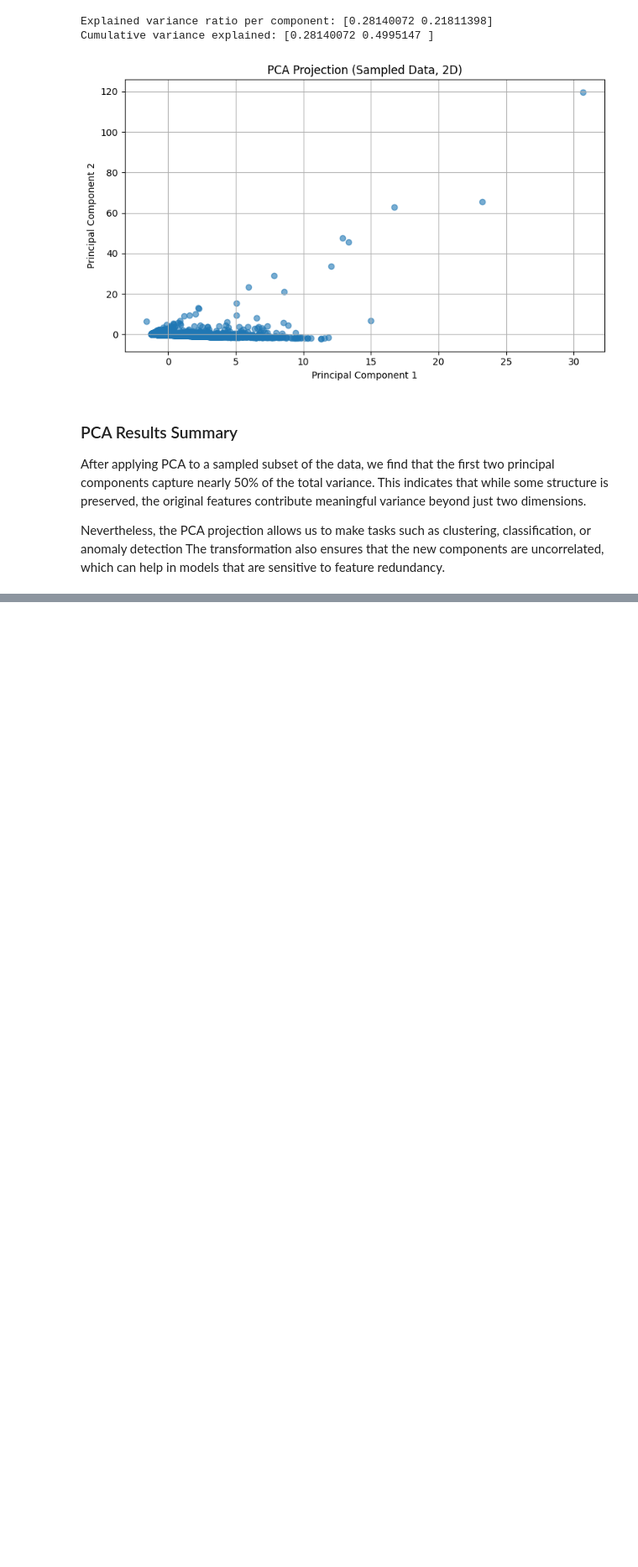
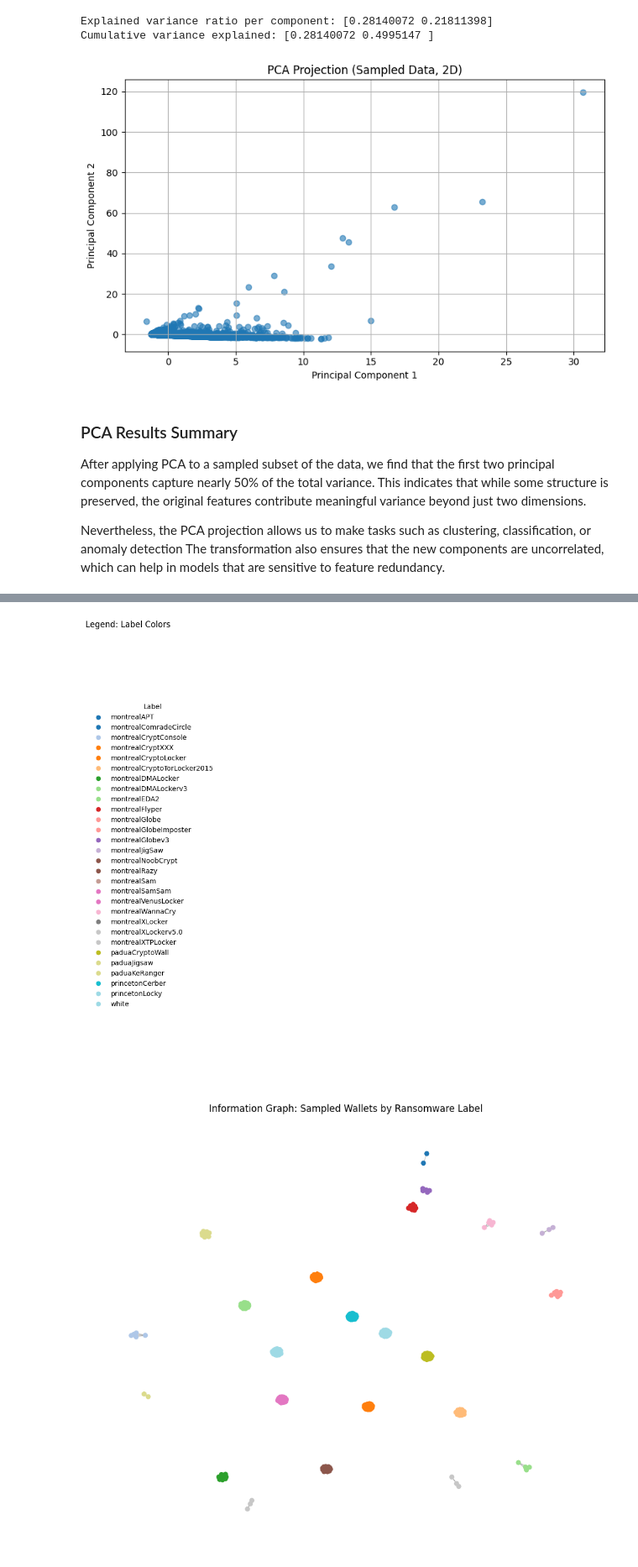
Before and after one commit to SharbelMaroun/data-science-cybersecurity, a Jupyter notebook: pipeline.ipynb, the cells around one changed output, grey strips where cells are left out. Shown at 84% size. Saved outputs shown, nothing was run; the diff lists cells and outputs as text; code cells hidden in the pictures; blank space fills up the shorter version.

```diff
--- a/pipeline.ipynb
+++ b/pipeline.ipynb
@@ -683,0 +959,61 @@ The transformation also ensures that the new components are uncorrelated, which
+# %%
+import networkx as nx
+import matplotlib.pyplot as plt
+import pandas as pd
+import numpy as np
+import matplotlib.cm as cm
+from matplotlib.lines import Line2D
+
+# Sample limit per label
+sampled_df = df.groupby("label").apply(lambda x: x.sample(n=min(len(x), 30), random_state=42)).reset_index(drop=True)
+
+# Build the graph
+G_info = nx.Graph()
+for label, group in sampled_df.groupby("label"):
+    addresses = group["address"].tolist()
+    for i in range(len(addresses)):
+        for j in range(i + 1, len(addresses)):
+            if addresses[i] != addresses[j]:
+                G_info.add_edge(addresses[i], addresses[j], label=label)
+
+G_info.remove_edges_from(nx.selfloop_edges(G_info))
+
+# Assign fixed colors to labels
+labels = sorted(sampled_df["label"].unique())
+cmap = plt.cm.tab20
+label_color_map = {label: i for i, label in enumerate(labels)}
+
+# Assign color to each node based on its label
+colors = [
+    label_color_map[sampled_df[sampled_df["address"] == node]["label"].values[0]]
+    if node in sampled_df["address"].values else 0
+    for node in G_info.nodes
+]
+norm_colors = np.array(colors) / max(len(labels) - 1, 1)
+
+# Scene 2: Legend Only
+plt.figure(figsize=(4, len(labels) * 0.3 + 1))
+legend_elements = []
+for label, idx in label_color_map.items():
+    color = cmap(idx / max(len(label_color_map) - 1, 1))
+    legend_elements.append(Line2D([0], [0], marker='o', color='w',
+                                  label=label,
+                                  markerfacecolor=color, markersize=8))
+
+plt.legend(handles=legend_elements, title="Label", loc="center left", frameon=False)
+plt.axis("off")
+plt.title("Legend: Label Colors", loc='left')
+plt.tight_layout()
+plt.show()
+
+# Scene 1: Graph Plot
+plt.figure(figsize=(12, 10))
+pos = nx.spring_layout(G_info, seed=42)
+nodes = nx.draw_networkx_nodes(G_info, pos, node_color=norm_colors, cmap=cmap, node_size=30)
+nx.draw_networkx_edges(G_info, pos, alpha=0.2)
+plt.title("Information Graph: Sampled Wallets by Ransomware Label")
+plt.axis("off")
+plt.show()
+# %% [output]
+[figure, added]
+[figure, added]
```
Also changed, not shown: parts of 18 cells of this notebook.
